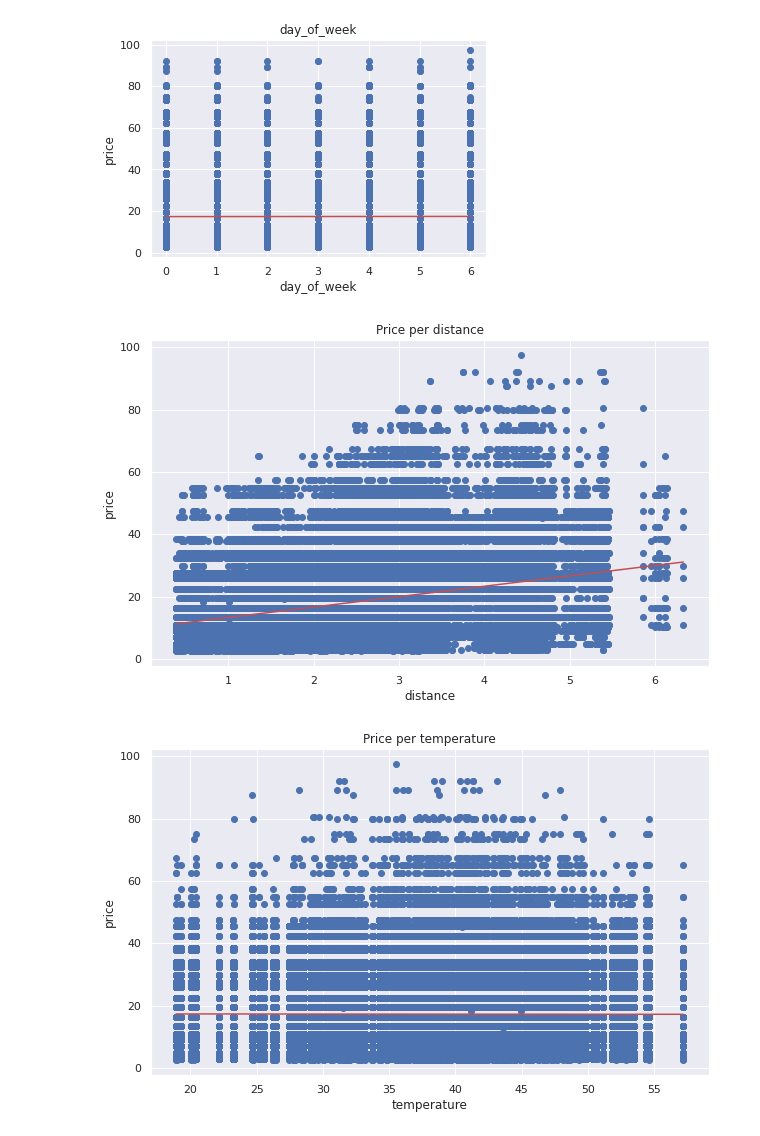
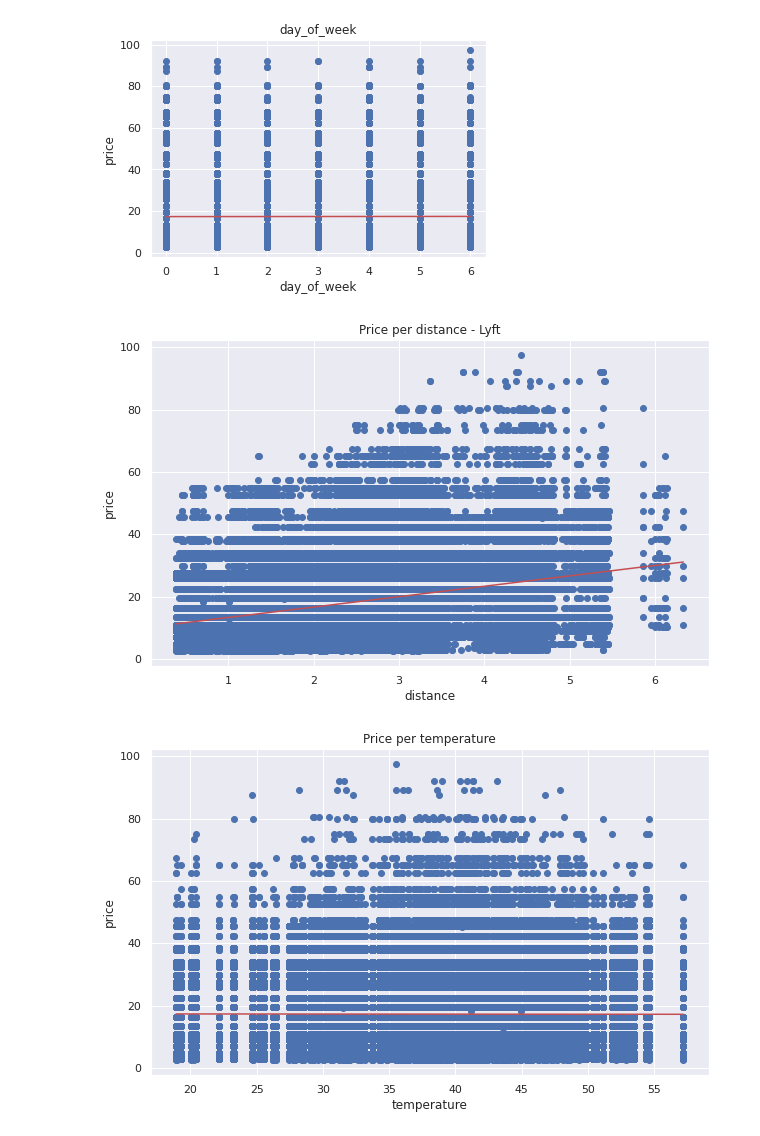
Before and after one commit to liliya2022/Python-Data-Analysis-Project, a Jupyter notebook: Python_Data_Analysis_Project_Final.ipynb, the cells around one changed output. Cells and saved outputs as stored; diff of their text form; code cells hidden in the pictures.

```diff
--- a/Python_Data_Analysis_Project_Final.ipynb
+++ b/Python_Data_Analysis_Project_Final.ipynb
@@ -626,15 +650,15 @@ for v in col_names_lyft:
 # %%
 distance = Lyft_rides['distance']
 price = Lyft_rides['price']
 fig, ax = plt.subplots(figsize=(10, 6))
 ax.scatter(x = distance, y = price)
 plt.xlabel("distance")
 plt.ylabel("price")
-plt.title("Price per distance")
+plt.title("Price per distance - Lyft")
 plt.plot(np.unique(distance), np.poly1d(np.polyfit(distance, price, 1))(np.unique(distance)), color="r")
 plt.show()
 # %% [output]
-[figure, old version]
+[figure, new version]
 # %%
 
 distance = Lyft_rides['temperature']
```
Also changed, not shown: parts of 25 cells of this notebook.
